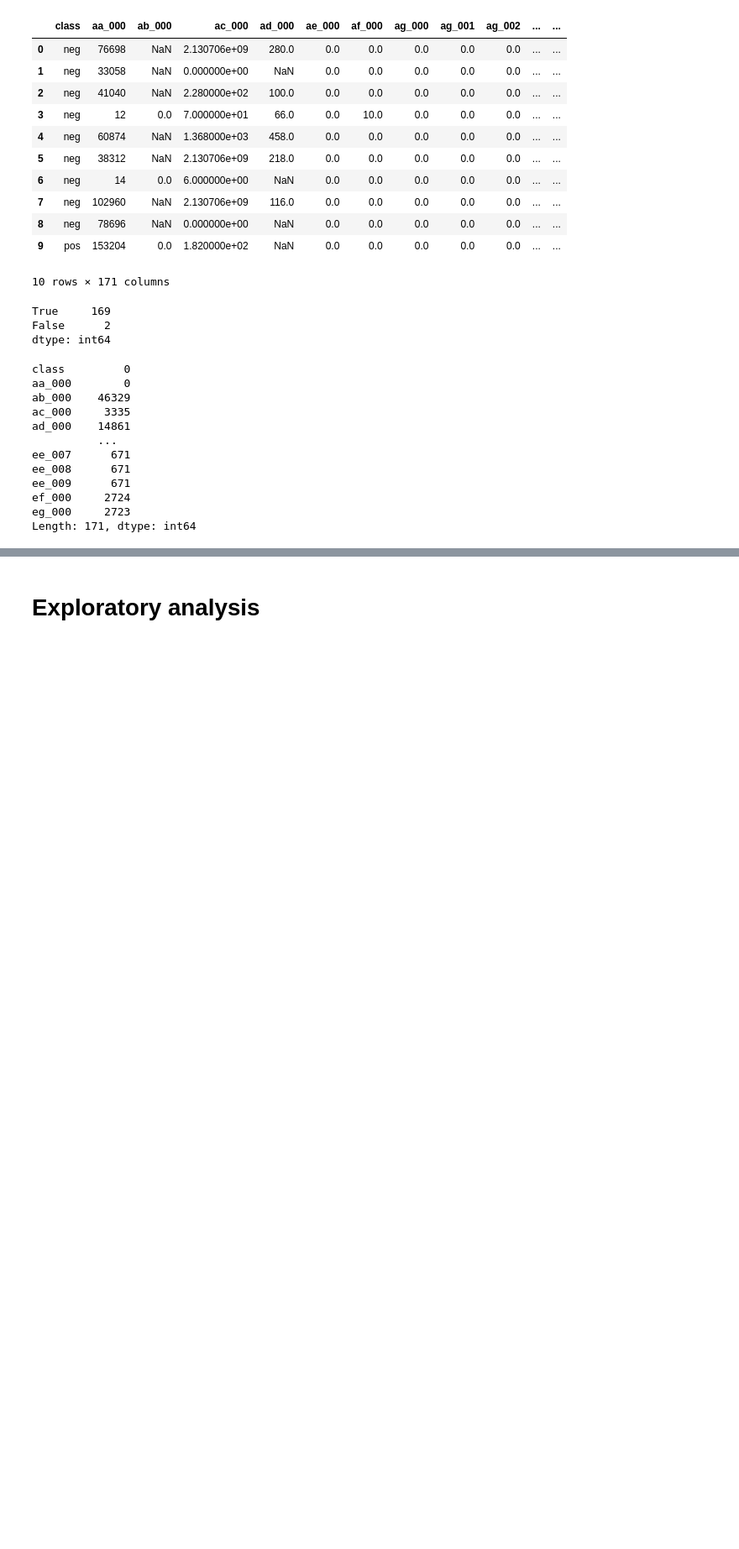
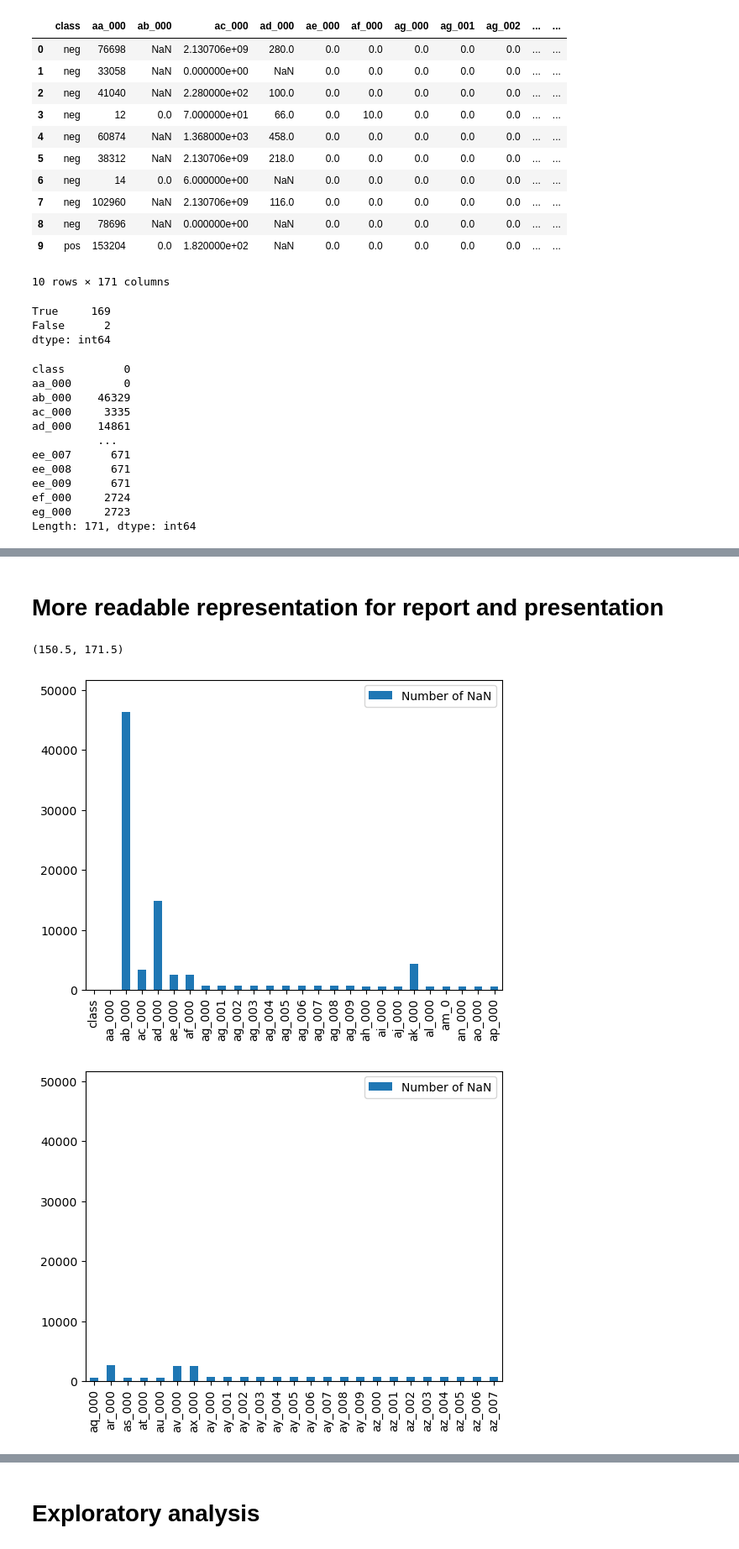
Before and after one commit to VPLEV23/DA_2023_Project, a Jupyter notebook: Project.ipynb, the cells around one changed output, grey strips where cells are left out. Shown at 84% size. Cells and saved outputs as stored; diff of their text form; code cells hidden in the pictures; blank space fills up the shorter version.

Commit message:
add deyailed plots plots for report

```diff
--- a/Project.ipynb
+++ b/Project.ipynb
@@ -168,0 +275,21 @@ data_cleaned.head()
+# %% [markdown]
+# More readable representation for report and presentation
+# %%
+ax = represent_numberNan.plot.bar()
+ax.set_xlim(-0.5,25.5)
+ax1 = represent_numberNan.plot.bar()
+ax1.set_xlim(25.5,50.5)
+ax2 = represent_numberNan.plot.bar()
+ax2.set_xlim(50.5,75.5)
+ax3 = represent_numberNan.plot.bar()
+ax3.set_xlim(75.5,100.5)
+ax4 = represent_numberNan.plot.bar()
+ax4.set_xlim(100.5,125.5)
+ax5 = represent_numberNan.plot.bar()
+ax5.set_xlim(125.5,150.5)
+ax6 = represent_numberNan.plot.bar()
+ax6.set_xlim(150.5,171.5)
+# %% [output]
+(150.5, 171.5)
+[figure, added]
+[figure, added]
```
Also changed, not shown: parts of 49 cells of this notebook.
